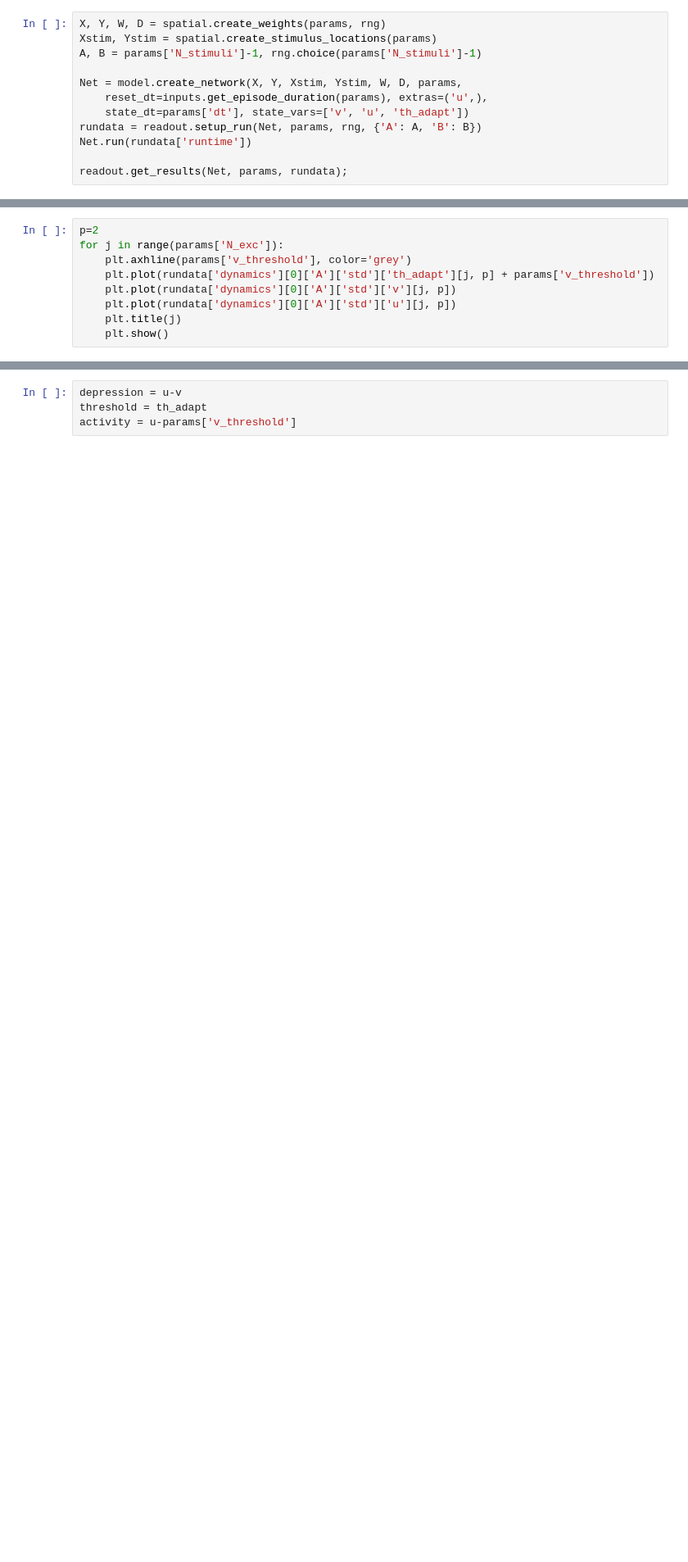
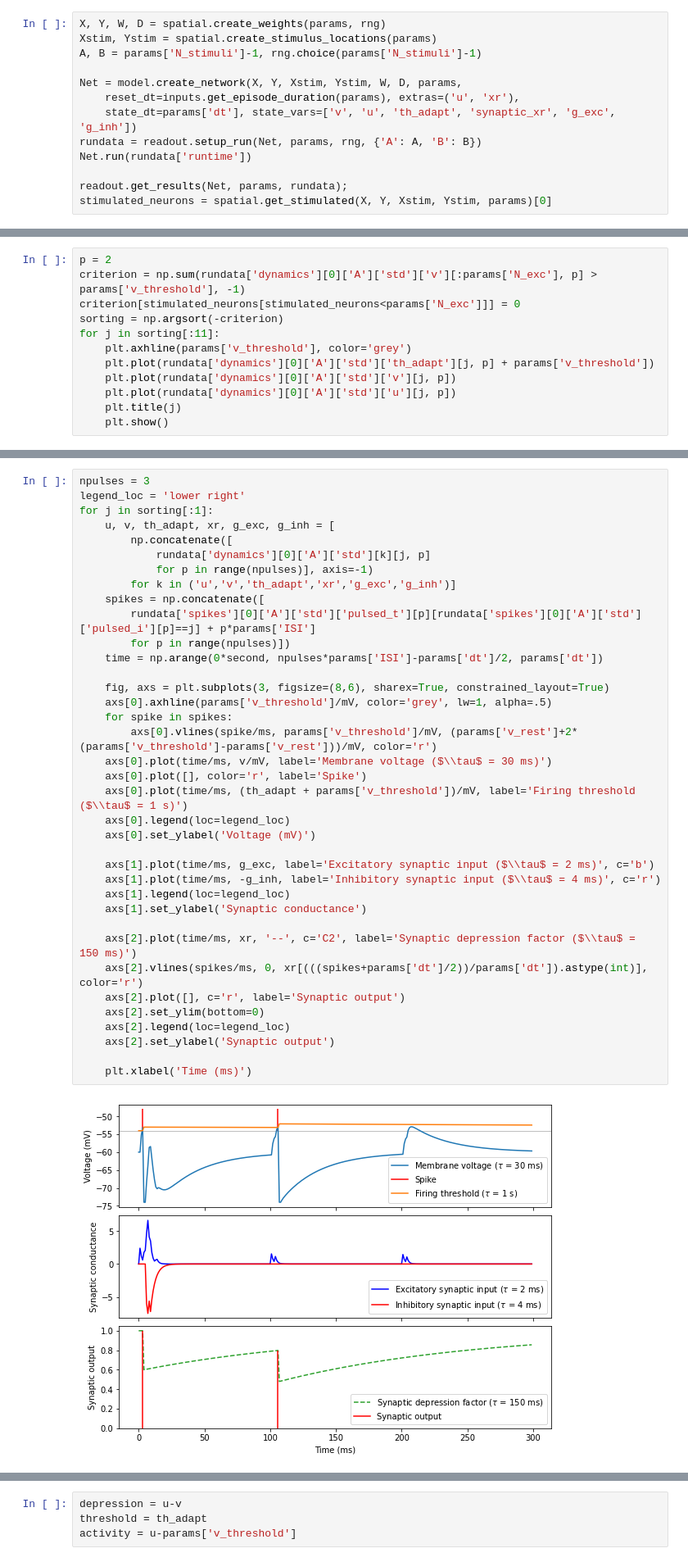
Before and after one commit to kernfel/plasticity-synergy-deviance-detection-history, a Jupyter notebook: explaining_voltage_space.ipynb, the cells around one changed output, grey strips where cells are left out. Shown at 82% size. Drawn from its saved outputs; the diff is of its cells as text; blank space fills up the shorter version.

Commit message:
Added Figure 1C (dynamics) panel

```diff
--- a/explaining_voltage_space.ipynb
+++ b/explaining_voltage_space.ipynb
@@ -87,9 +37,10 @@ Xstim, Ystim = spatial.create_stimulus_locations(params)
 A, B = params['N_stimuli']-1, rng.choice(params['N_stimuli']-1)
 
 Net = model.create_network(X, Y, Xstim, Ystim, W, D, params,
-    reset_dt=inputs.get_episode_duration(params), extras=('u',),
-    state_dt=params['dt'], state_vars=['v', 'u', 'th_adapt'])
+    reset_dt=inputs.get_episode_duration(params), extras=('u', 'xr'),
+    state_dt=params['dt'], state_vars=['v', 'u', 'th_adapt', 'synaptic_xr', 'g_exc', 'g_inh'])
 rundata = readout.setup_run(Net, params, rng, {'A': A, 'B': B})
 Net.run(rundata['runtime'])
 
 readout.get_results(Net, params, rundata);
+stimulated_neurons = spatial.get_stimulated(X, Y, Xstim, Ystim, params)[0]
@@ -96,6 +50,9 @@ readout.get_results(Net, params, rundata);
 # %%
-p=2
-for j in range(params['N_exc']):
+p = 2
+criterion = np.sum(rundata['dynamics'][0]['A']['std']['v'][:params['N_exc'], p] > params['v_threshold'], -1)
+criterion[stimulated_neurons[stimulated_neurons<params['N_exc']]] = 0
+sorting = np.argsort(-criterion)
+for j in sorting[:11]:
     plt.axhline(params['v_threshold'], color='grey')
     plt.plot(rundata['dynamics'][0]['A']['std']['th_adapt'][j, p] + params['v_threshold'])
     plt.plot(rundata['dynamics'][0]['A']['std']['v'][j, p])
@@ -109,3 +62,42 @@ u, v, th_adapt = [rundata['dynamics'][0]['A']['std'][k][j, p] for k in ('u','v',
+# %%
+npulses = 3
+legend_loc = 'lower right'
+for j in sorting[:1]:
+    u, v, th_adapt, xr, g_exc, g_inh = [
+        np.concatenate([
+            rundata['dynamics'][0]['A']['std'][k][j, p]
+            for p in range(npulses)], axis=-1)
+        for k in ('u','v','th_adapt','xr','g_exc','g_inh')]
+    spikes = np.concatenate([
+        rundata['spikes'][0]['A']['std']['pulsed_t'][p][rundata['spikes'][0]['A']['std']['pulsed_i'][p]==j] + p*params['ISI']
+        for p in range(npulses)])
+    time = np.arange(0*second, npulses*params['ISI']-params['dt']/2, params['dt'])
+
+    fig, axs = plt.subplots(3, figsize=(8,6), sharex=True, constrained_layout=True)
+    axs[0].axhline(params['v_threshold']/mV, color='grey', lw=1, alpha=.5)
+    for spike in spikes:
+        axs[0].vlines(spike/ms, params['v_threshold']/mV, (params['v_rest']+2*(params['v_threshold']-params['v_rest']))/mV, color='r')
+    axs[0].plot(time/ms, v/mV, label='Membrane voltage ($\\tau$ = 30 ms)')
+    axs[0].plot([], color='r', label='Spike')
+    axs[0].plot(time/ms, (th_adapt + params['v_threshold'])/mV, label='Firing threshold ($\\tau$ = 1 s)')
+    axs[0].legend(loc=legend_loc)
+    axs[0].set_ylabel('Voltage (mV)')
+
+    axs[1].plot(time/ms, g_exc, label='Excitatory synaptic input ($\\tau$ = 2 ms)', c='b')
+    axs[1].plot(time/ms, -g_inh, label='Inhibitory synaptic input ($\\tau$ = 4 ms)', c='r')
+    axs[1].legend(loc=legend_loc)
+    axs[1].set_ylabel('Synaptic conductance')
+
+    axs[2].plot(time/ms, xr, '--', c='C2', label='Synaptic depression factor ($\\tau$ = 150 ms)')
+    axs[2].vlines(spikes/ms, 0, xr[(((spikes+params['dt']/2))/params['dt']).astype(int)], color='r')
+    axs[2].plot([], c='r', label='Synaptic output')
+    axs[2].set_ylim(bottom=0)
+    axs[2].legend(loc=legend_loc)
+    axs[2].set_ylabel('Synaptic output')
+
+    plt.xlabel('Time (ms)')
+# %% [output]
+[figure, added]
 # %%
 plt.axhline((params['v_threshold'])/mV, color='grey', label='$\\theta_0$: Threshold without adaptation')
 plt.plot((u)/mV, label='$u$: Voltage without depression')
```
Also changed, not shown: parts of 5 cells of this notebook.
